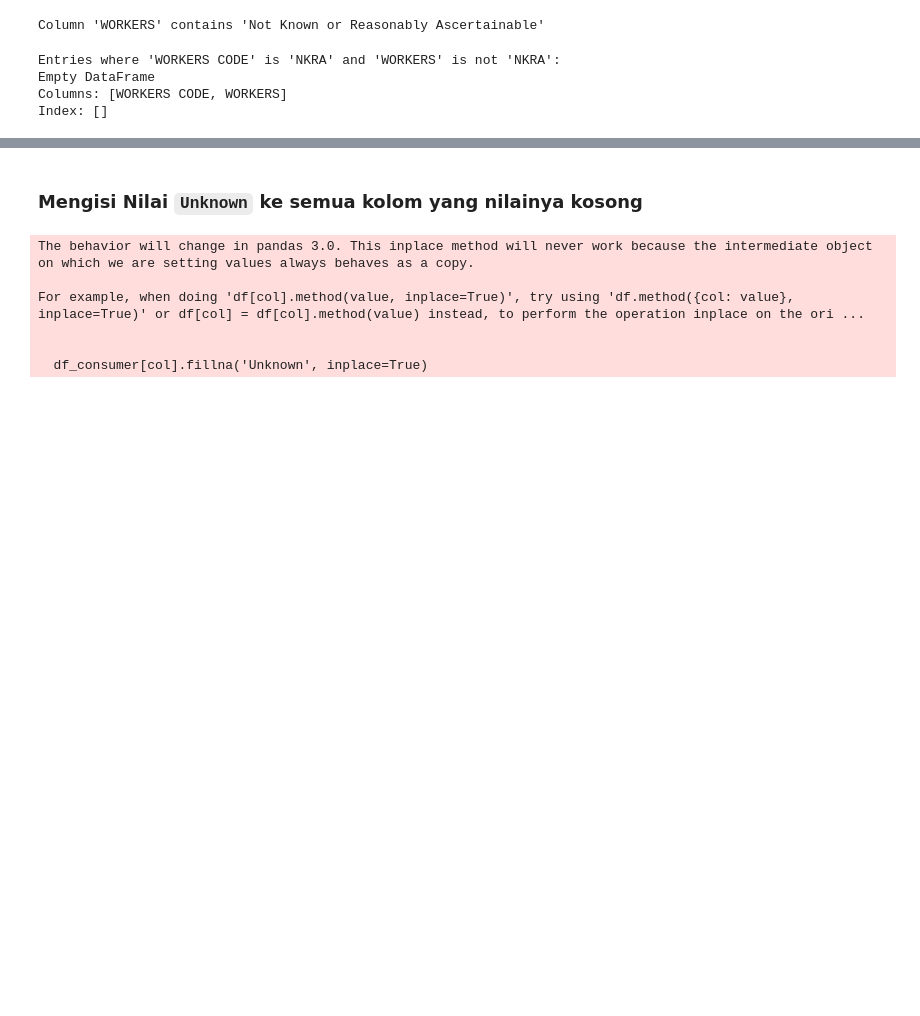
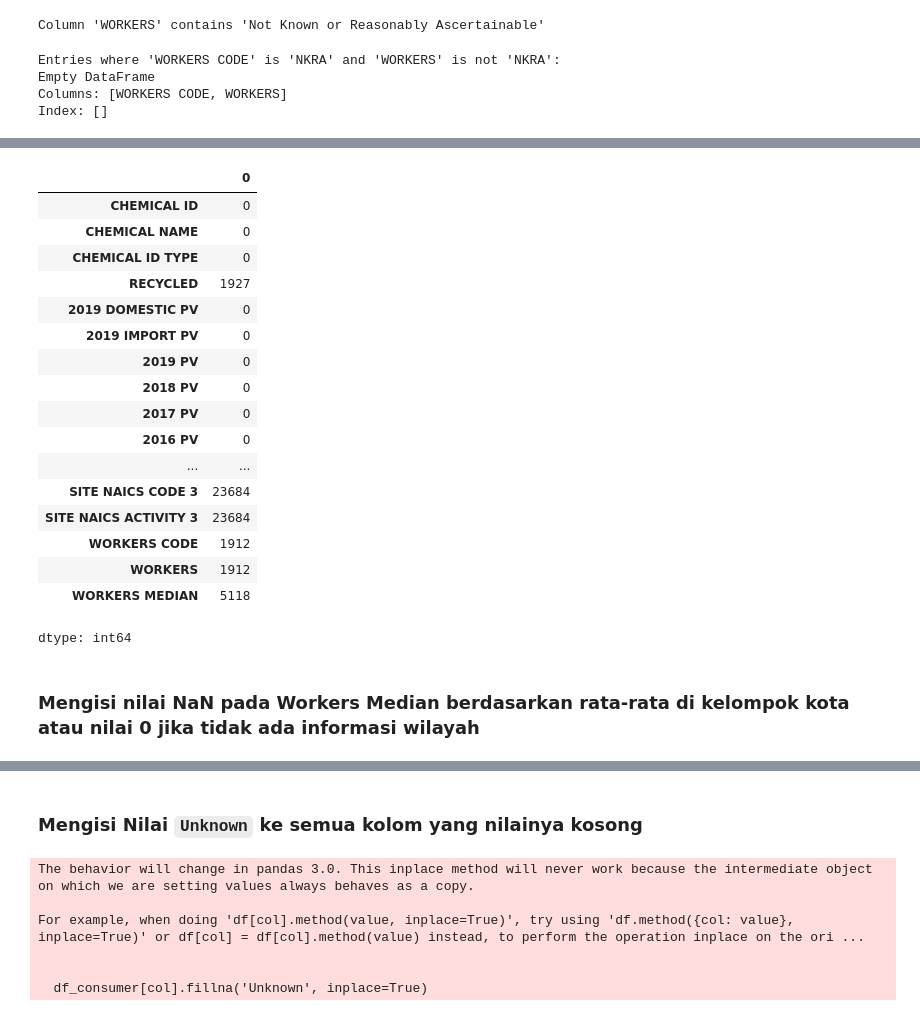
Before and after one commit to randy-ar/gcolab, a Jupyter notebook: Preprocessing_data_EPA_Chemical_Data_Reporting.ipynb, the cells around one changed output, grey strips where cells are left out. Drawn from its saved outputs; the diff is of its cells as text; code cells hidden in the pictures; blank space fills up the shorter version.

```diff
--- a/Preprocessing_data_EPA_Chemical_Data_Reporting.ipynb
+++ b/Preprocessing_data_EPA_Chemical_Data_Reporting.ipynb
@@ -695,0 +698,36 @@ Index: []
+# %%
+# prompt: create fuction to calculate workers median: 1. split string with space or any white space. 2. filter array, take only integer value 3. return sum(list)/len(list)
+
+import pandas as pd
+def calculate_workers_median(workers_string):
+    """
+    Calculates the median of worker values from a string.
+
+    1. Splits the input string by whitespace.
+    2. Filters the resulting array to include only integer values.
+    3. Calculates and returns the median of the integer values.
+       Returns None if no valid integers are found.
+    """
+    if pd.isnull(workers_string) or workers_string == 'NKRA':
+        return None
+
+    parts = workers_string.split()
+    integer_workers = [int(part) for part in parts if part.isdigit()]
+
+    if not integer_workers:
+        return None
+
+    integer_workers.sort()
+    n = len(integer_workers)
+    if n % 2 == 1:
+        return integer_workers[n // 2]
+    else:
+        return (integer_workers[n // 2 - 1] + integer_workers[n // 2]) / 2
+
+df_consumer['WORKERS MEDIAN'] = df_consumer['WORKERS'].apply(calculate_workers_median)
+
+# Display the first few rows with the new column
+print(df_consumer[['WORKERS', 'WORKERS CODE', 'WORKERS MEDIAN']].head())
+
+# Check for null values in the new column
+print("\nNull values in WORKERS MEDIAN after calculation:")
@@ -695,0 +743,23 @@ Index: []
+# %%
+df_consumer.isnull().sum()
+# %% [output]
+|  | 0 |
+| CHEMICAL ID | 0 |
+| CHEMICAL NAME | 0 |
+| CHEMICAL ID TYPE | 0 |
+| RECYCLED | 1927 |
+| 2019 DOMESTIC PV | 0 |
+| 2019 IMPORT PV | 0 |
+| 2019 PV | 0 |
+| 2018 PV | 0 |
+| 2017 PV | 0 |
+| 2016 PV | 0 |
+| ... | ... |
+| SITE NAICS CODE 3 | 23684 |
+| SITE NAICS ACTIVITY 3 | 23684 |
+| WORKERS CODE | 1912 |
+| WORKERS | 1912 |
+| WORKERS MEDIAN | 5118 |
+dtype: int64
+# %% [markdown]
+### Mengisi nilai NaN pada Workers Median berdasarkan rata-rata di kelompok kota atau nilai 0 jika tidak ada informasi wilayah
```
Also changed, not shown: parts of 7 cells of this notebook.
